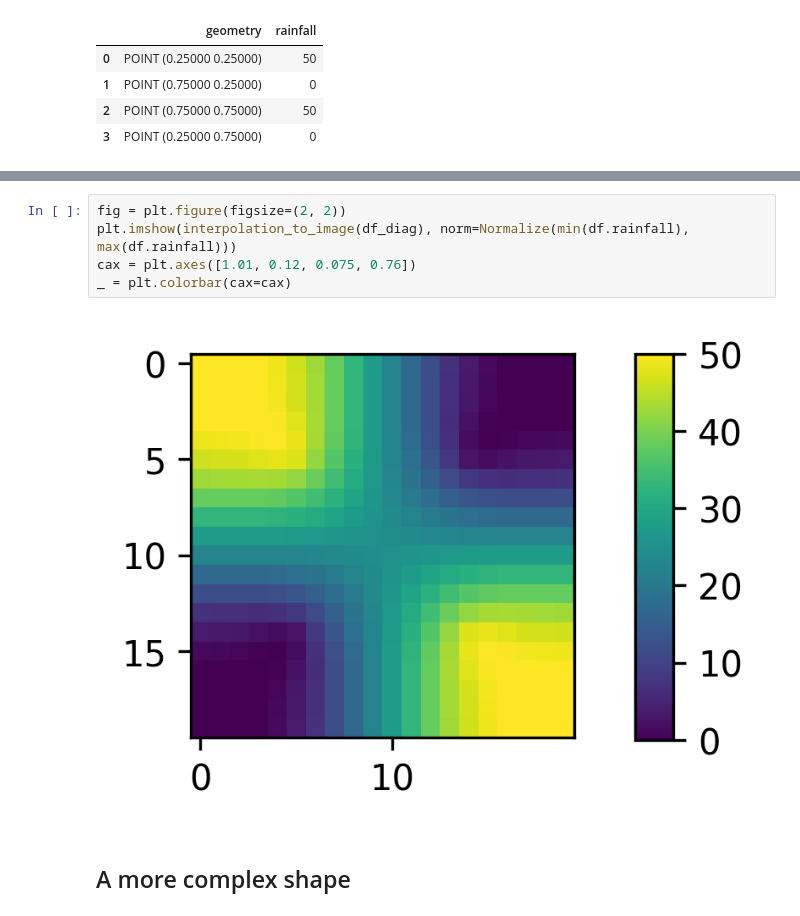
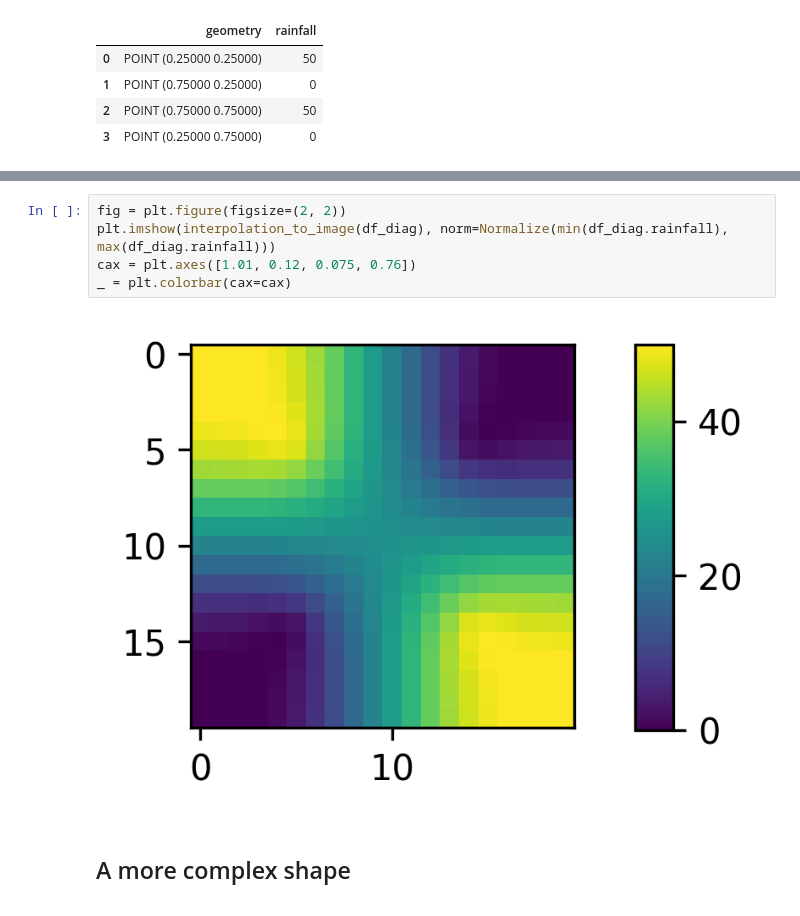
Before and after one commit to simoninireland/sensor-placement, a Jupyter notebook: nni.ipynb, the cells around one changed output, grey strips where cells are left out. Cells and saved outputs as stored; diff of their text form.

```diff
--- a/nni.ipynb
+++ b/nni.ipynb
@@ -220,10 +222,10 @@ df_diag = natural_nearest_neighbour_naive(df_rainfall, boundary_shape,
 # %%
 fig = plt.figure(figsize=(2, 2))
-plt.imshow(interpolation_to_image(df_diag), norm=Normalize(min(df.rainfall), max(df.rainfall)))
+plt.imshow(interpolation_to_image(df_diag), norm=Normalize(min(df_diag.rainfall), max(df_diag.rainfall)))
 cax = plt.axes([1.01, 0.12, 0.075, 0.76])
 _ = plt.colorbar(cax=cax)
 # %% [output]
-[figure, old version]
+[figure, new version]
 # %% [markdown]
 ## A more complex shape
 # %% [markdown]
```
Also changed, not shown: parts of 31 cells of this notebook.
